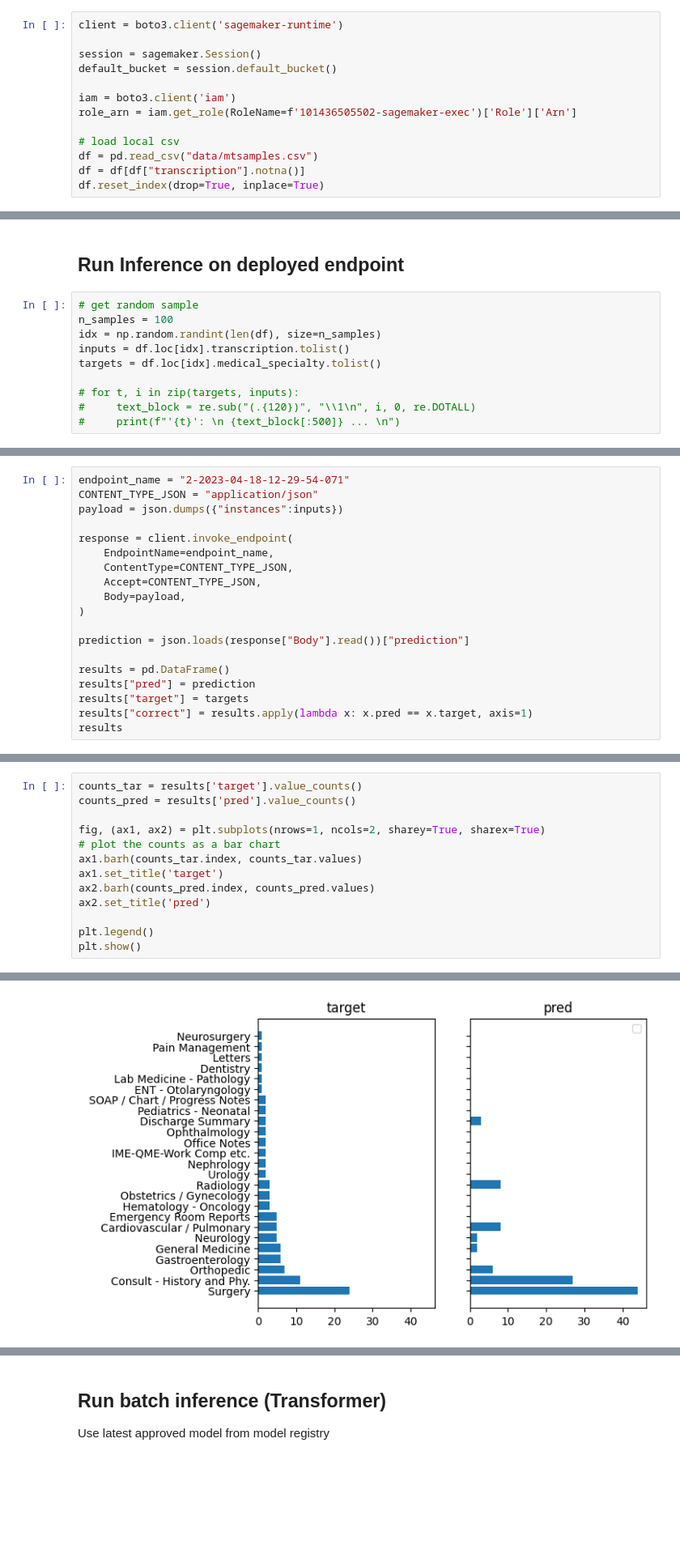
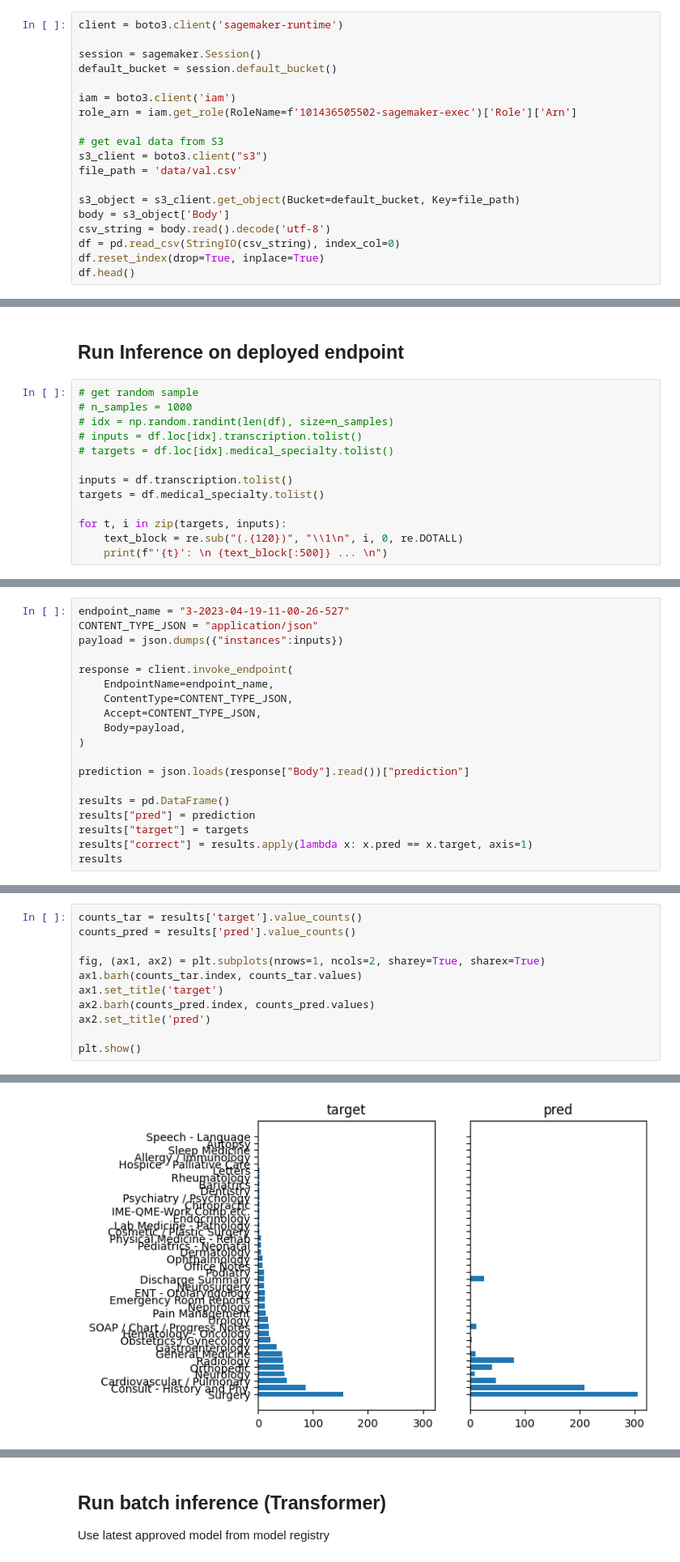
Before and after one commit to ml6team/aws-promote-code, a Jupyter notebook: training_pipeline/test.ipynb, the cells around one changed output, grey strips where cells are left out. Shown at 81% size. Cells and saved outputs as stored; diff of their text form; blank space fills up the shorter version.

Commit message:
Add visuals to notebbok, add terraform for eventbridge scheduler policy and role

```diff
--- a/training_pipeline/test.ipynb
+++ b/training_pipeline/test.ipynb
@@ -25,7 +26,13 @@ default_bucket = session.default_bucket()
 iam = boto3.client('iam')
 role_arn = iam.get_role(RoleName=f'101436505502-sagemaker-exec')['Role']['Arn']
 
-# load local csv
-df = pd.read_csv("data/mtsamples.csv")
-df = df[df["transcription"].notna()]
+# get eval data from S3
+s3_client = boto3.client("s3")
+file_path = 'data/val.csv'
+
+s3_object = s3_client.get_object(Bucket=default_bucket, Key=file_path)
+body = s3_object['Body']
+csv_string = body.read().decode('utf-8')
+df = pd.read_csv(StringIO(csv_string), index_col=0)
 df.reset_index(drop=True, inplace=True)
+df.head()
@@ -33,11 +47,14 @@ df.reset_index(drop=True, inplace=True)
 ## Run Inference on deployed endpoint
 # %%
 # get random sample
-n_samples = 100
-idx = np.random.randint(len(df), size=n_samples)
-inputs = df.loc[idx].transcription.tolist()
-targets = df.loc[idx].medical_specialty.tolist()
+# n_samples = 1000
+# idx = np.random.randint(len(df), size=n_samples)
+# inputs = df.loc[idx].transcription.tolist()
+# targets = df.loc[idx].medical_specialty.tolist()
 
-# for t, i in zip(targets, inputs):
-#     text_block = re.sub("(.{120})", "\\1\n", i, 0, re.DOTALL)
-#     print(f"'{t}': \n {text_block[:500]} ... \n")
+inputs = df.transcription.tolist()
+targets = df.medical_specialty.tolist()
+
+for t, i in zip(targets, inputs):
+    text_block = re.sub("(.{120})", "\\1\n", i, 0, re.DOTALL)
+    print(f"'{t}': \n {text_block[:500]} ... \n")
@@ -44,5 +79,5 @@ targets = df.loc[idx].medical_specialty.tolist()
 # %%
-endpoint_name = "2-2023-04-18-12-29-54-071"
+endpoint_name = "3-2023-04-19-11-00-26-527"
 CONTENT_TYPE_JSON = "application/json"
 payload = json.dumps({"instances":inputs})
 
@@ -79,12 +116,10 @@ counts_tar = results['target'].value_counts()
 counts_pred = results['pred'].value_counts()
 
 fig, (ax1, ax2) = plt.subplots(nrows=1, ncols=2, sharey=True, sharex=True)
-# plot the counts as a bar chart
 ax1.barh(counts_tar.index, counts_tar.values)
 ax1.set_title('target')
 ax2.barh(counts_pred.index, counts_pred.values)
 ax2.set_title('pred')
 
-plt.legend()
 plt.show()
 # %% [output]
@@ -92,2 +126,2 @@ No artists with labels found to put in legend.  Note that artists whose label st
-[figure, old version]
+[figure, new version]
 # %%
```
Also changed, not shown: parts of 13 cells of this notebook, 3 other files.
